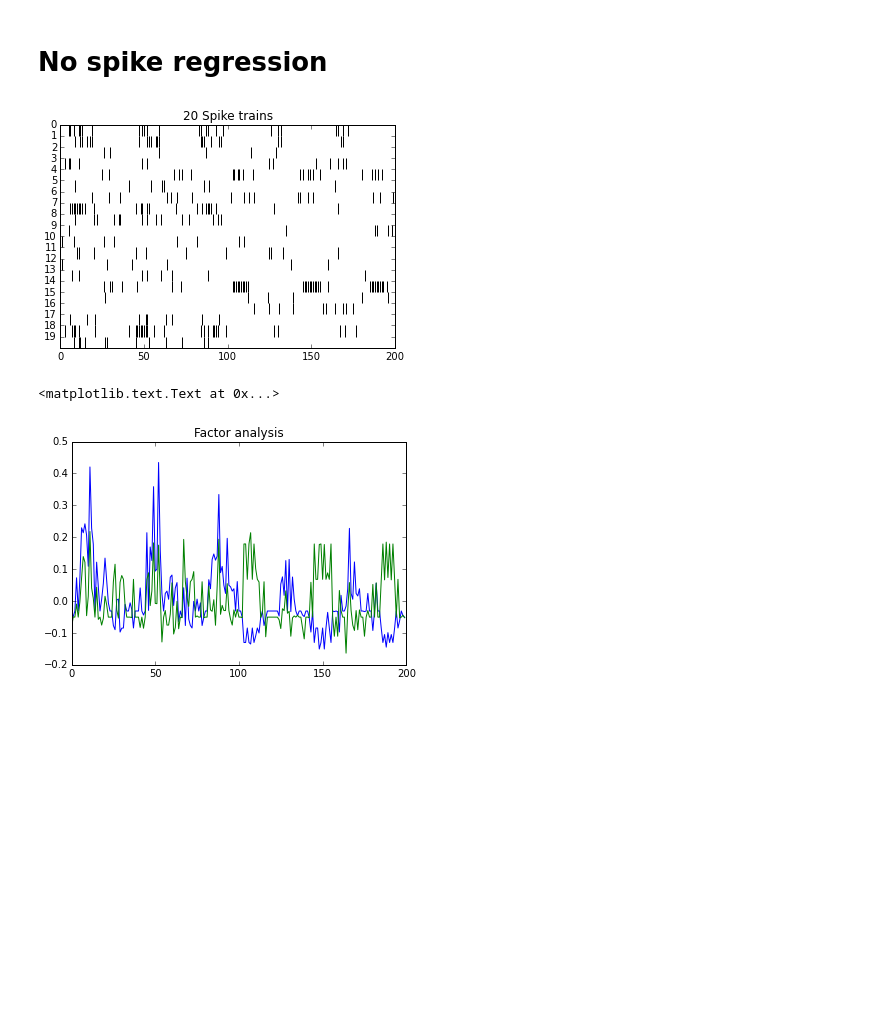
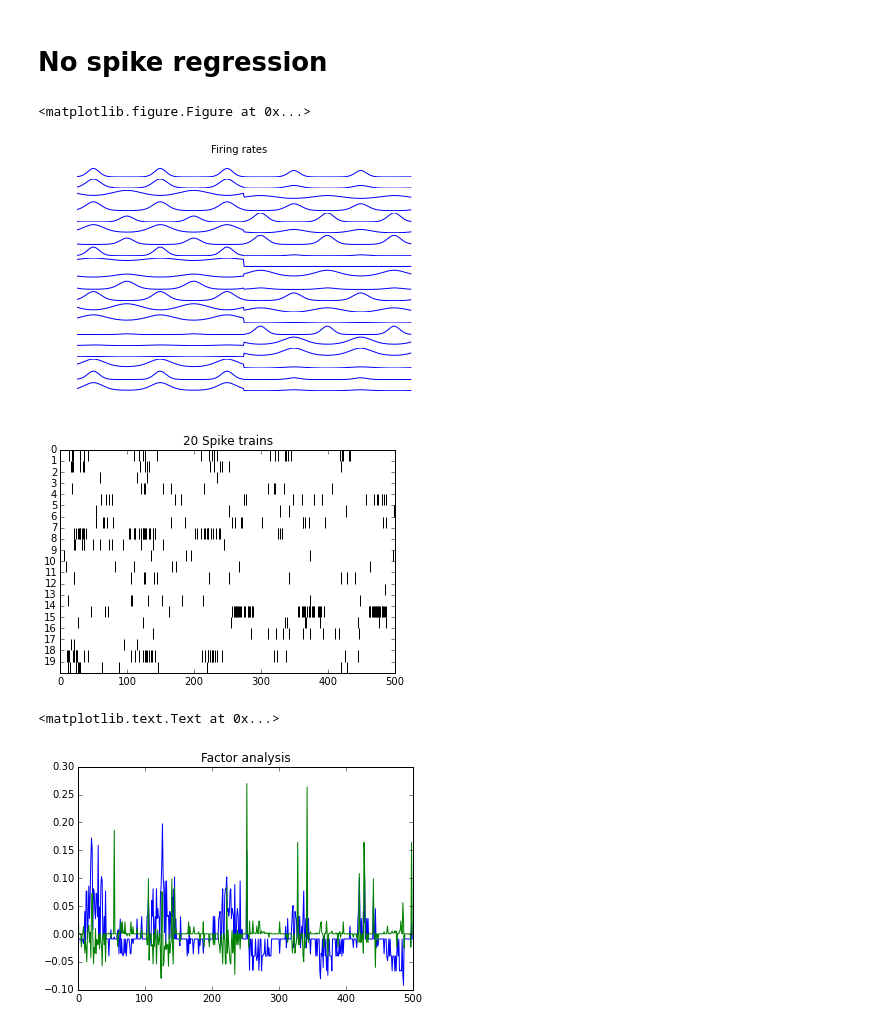
Before and after one commit to catniplab/vlgp, a Jupyter notebook: latent_only.ipynb, the cells around one changed output. Saved outputs shown, nothing was run; the diff lists cells and outputs as text; code cells hidden in the pictures; blank space fills up the shorter version.

```diff
--- a/latent_only.ipynb
+++ b/latent_only.ipynb
@@ -24,7 +22,7 @@ import simulation
 # %%
 np.random.seed(0)
 
-T = 200
+T = 500
 w = 1e-4
 std = 1
 p = 0
@@ -33,34 +31,43 @@ N = 20
 
 high = np.log(25 / T)
 low = np.log(5 / T)
 
 # simulate latent processes
 # x, ticks = simulation.latents(L, T, std, w)
 x = np.empty((T, L), dtype=float)
 x[:T // 2, 0] = high
 x[T // 2:, 0] = low
 x[:, 1] = 2 * np.sin(np.linspace(0, 2 * np.pi * 5, T))
 for l in range(L):
     x[:, l] -= np.mean(x[:, l])
 
 # simulate spike trains
 a = 2 * np.random.rand(L, N) - 1
 for l in range(L):
     a[l, :] /= linalg.norm(a[l, :]) / np.sqrt(N)
 
 b = np.empty((1 + p*N, N))
 b[0, :] = low
 
 y, _, rate = simulation.spikes(x, a, b, intercept=True)
 figure()
+_, ax = subplots(N, sharex=True)
+for n in range(N):
+    ax[n].plot(rate[:, n])
+    ax[n].axis('off')
+suptitle('Firing rates')
+
+figure()
 ylim(0, N)
 for n in range(N):
     vlines(np.arange(T)[y[:, n] > 0], n, n + 1, color='black')
 title('{} Spike trains'.format(N))
 yticks(range(N))
 gca().invert_yaxis()
 # %% [output]
+<matplotlib.figure.Figure at 0x...>
-[figure, old version]
+[figure, new version]
+[figure, added]
 # %%
 fa = FactorAnalysis(n_components=L)
 m0 = fa.fit_transform(y)
@@ -76,6 +83,6 @@ plot(m0)
 title('Factor analysis')
 # %% [output]
 <matplotlib.text.Text at 0x...>
-[figure, old version]
+[figure, new version]
 # %%
 var = np.empty(L, dtype=float)
```
Also changed, not shown: parts of 6 cells of this notebook, 5 other files.
